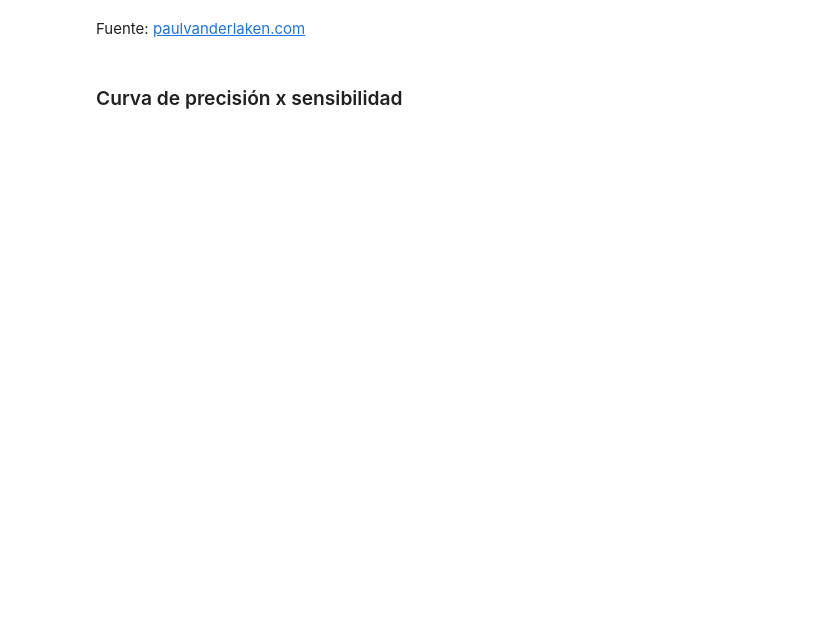
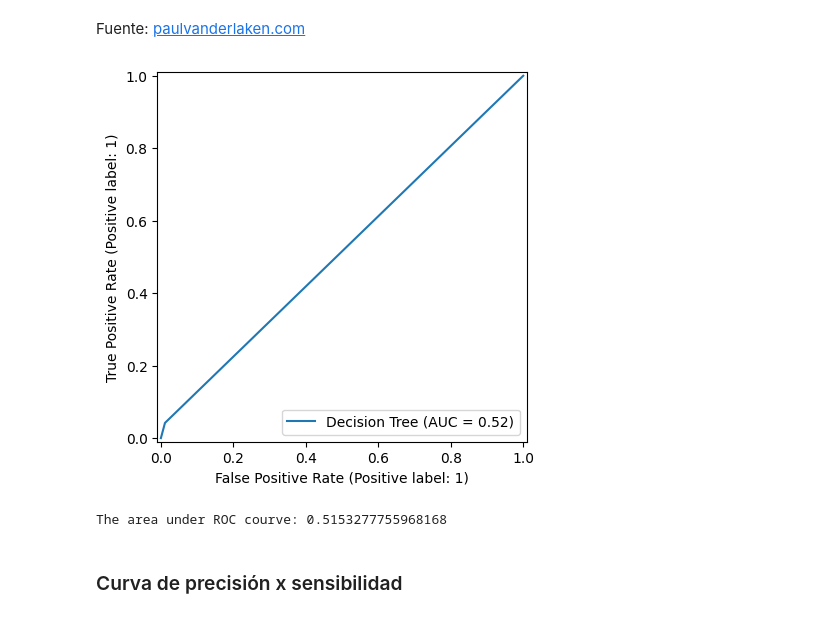
Before and after one commit to kevirui/Clasificacion-de-modelos-y-metricas, a Jupyter notebook: notebooks/Clasificacion_validacion_y_metricas.ipynb, the cells around one changed output. Cells and saved outputs as stored; diff of their text form; code cells hidden in the pictures; blank space fills up the shorter version.

```diff
--- a/notebooks/Clasificacion_validacion_y_metricas.ipynb
+++ b/notebooks/Clasificacion_validacion_y_metricas.ipynb
@@ -132,0 +153,4 @@ Fuente: [paulvanderlaken.com](https://paulvanderlaken.com/2019/08/16/roc-auc-pre
+# %%
+RocCurveDisplay.from_predictions(y_val, y_previsto, name='Decision Tree');
+# %% [output]
+[figure, added]
@@ -133,3 +159,7 @@ Fuente: [paulvanderlaken.com](https://paulvanderlaken.com/2019/08/16/roc-auc-pre
+# %%
+print(f"The area under ROC courve: {roc_auc_score(y_val, y_previsto)}")
+# %% [output]
+The area under ROC courve: 0.5153277755968168
 # %% [markdown]
 ### Curva de  precisión x sensibilidad
 # %%
```
Also changed, not shown: parts of 15 cells of this notebook.
